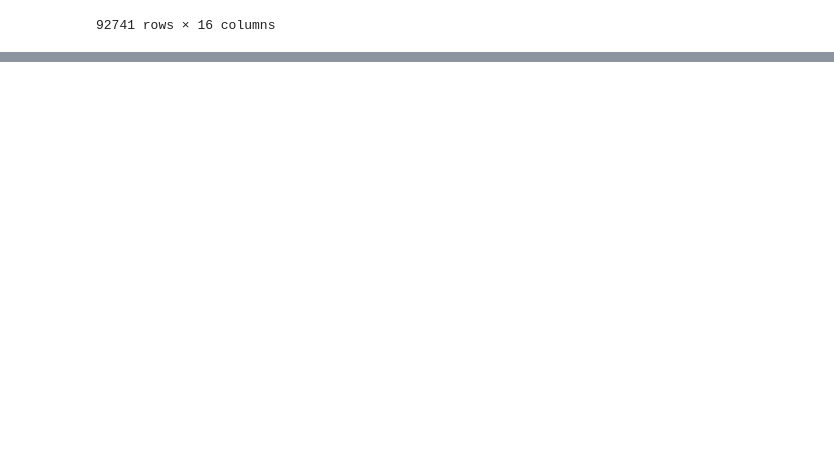
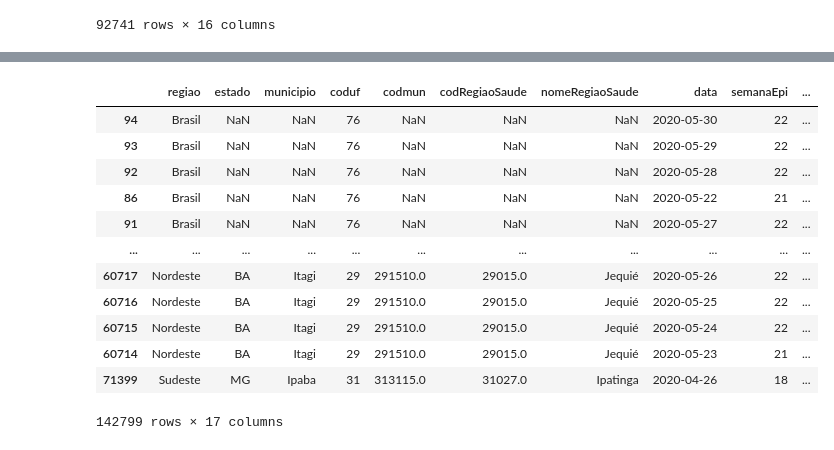
Before and after one commit to LeonardoMafra/Python_Data_Science, a Jupyter notebook: Pandas_DS.ipynb, the cells around one changed output, grey strips where cells are left out. Saved outputs shown, nothing was run; the diff lists cells and outputs as text; code cells hidden in the pictures; blank space fills up the shorter version.

```diff
--- a/Pandas_DS.ipynb
+++ b/Pandas_DS.ipynb
@@ -228,0 +252,18 @@ dados_covid[(dados_covid['regiao'].isin(lista))]
+# %%
+# ordernar por mais casos
+
+dados_covid.sort_values('casosNovos', ascending=False)
+# %% [output]
+|  | regiao | estado | municipio | coduf | codmun | codRegiaoSaude | nomeRegiaoSaude | data | semanaEpi | ... |
+| 94 | Brasil | NaN | NaN | 76 | NaN | NaN | NaN | 2020-05-30 | 22 | ... |
+| 93 | Brasil | NaN | NaN | 76 | NaN | NaN | NaN | 2020-05-29 | 22 | ... |
+| 92 | Brasil | NaN | NaN | 76 | NaN | NaN | NaN | 2020-05-28 | 22 | ... |
+| 86 | Brasil | NaN | NaN | 76 | NaN | NaN | NaN | 2020-05-22 | 21 | ... |
+| 91 | Brasil | NaN | NaN | 76 | NaN | NaN | NaN | 2020-05-27 | 22 | ... |
+| ... | ... | ... | ... | ... | ... | ... | ... | ... | ... | ... |
+| 60717 | Nordeste | BA | Itagi | 29 | 291510.0 | 29015.0 | Jequié | 2020-05-26 | 22 | ... |
+| 60716 | Nordeste | BA | Itagi | 29 | 291510.0 | 29015.0 | Jequié | 2020-05-25 | 22 | ... |
+| 60715 | Nordeste | BA | Itagi | 29 | 291510.0 | 29015.0 | Jequié | 2020-05-24 | 22 | ... |
+| 60714 | Nordeste | BA | Itagi | 29 | 291510.0 | 29015.0 | Jequié | 2020-05-23 | 21 | ... |
+| 71399 | Sudeste | MG | Ipaba | 31 | 313115.0 | 31027.0 | Ipatinga | 2020-04-26 | 18 | ... |
+142799 rows × 17 columns
```
Also changed, not shown: parts of 6 cells of this notebook.
